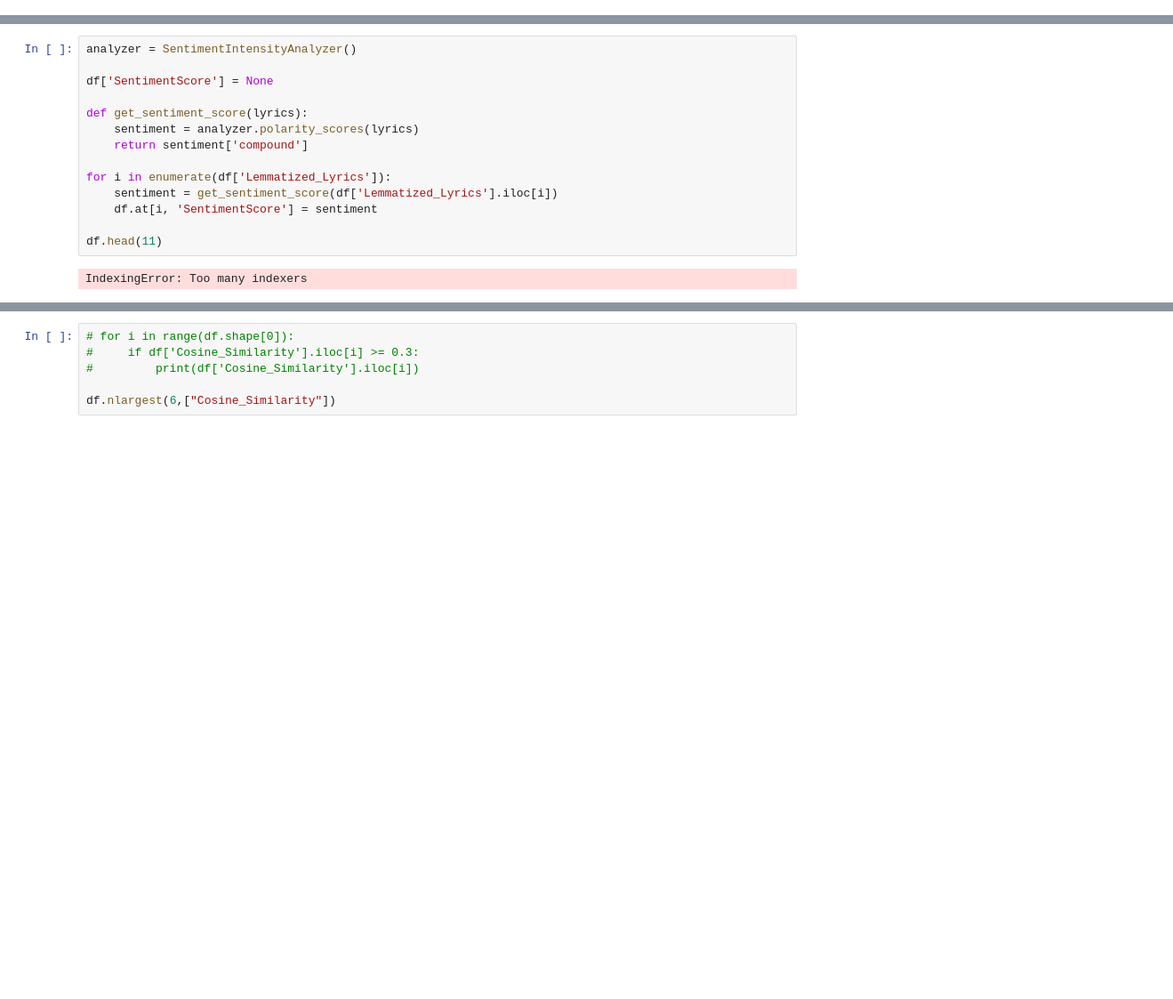
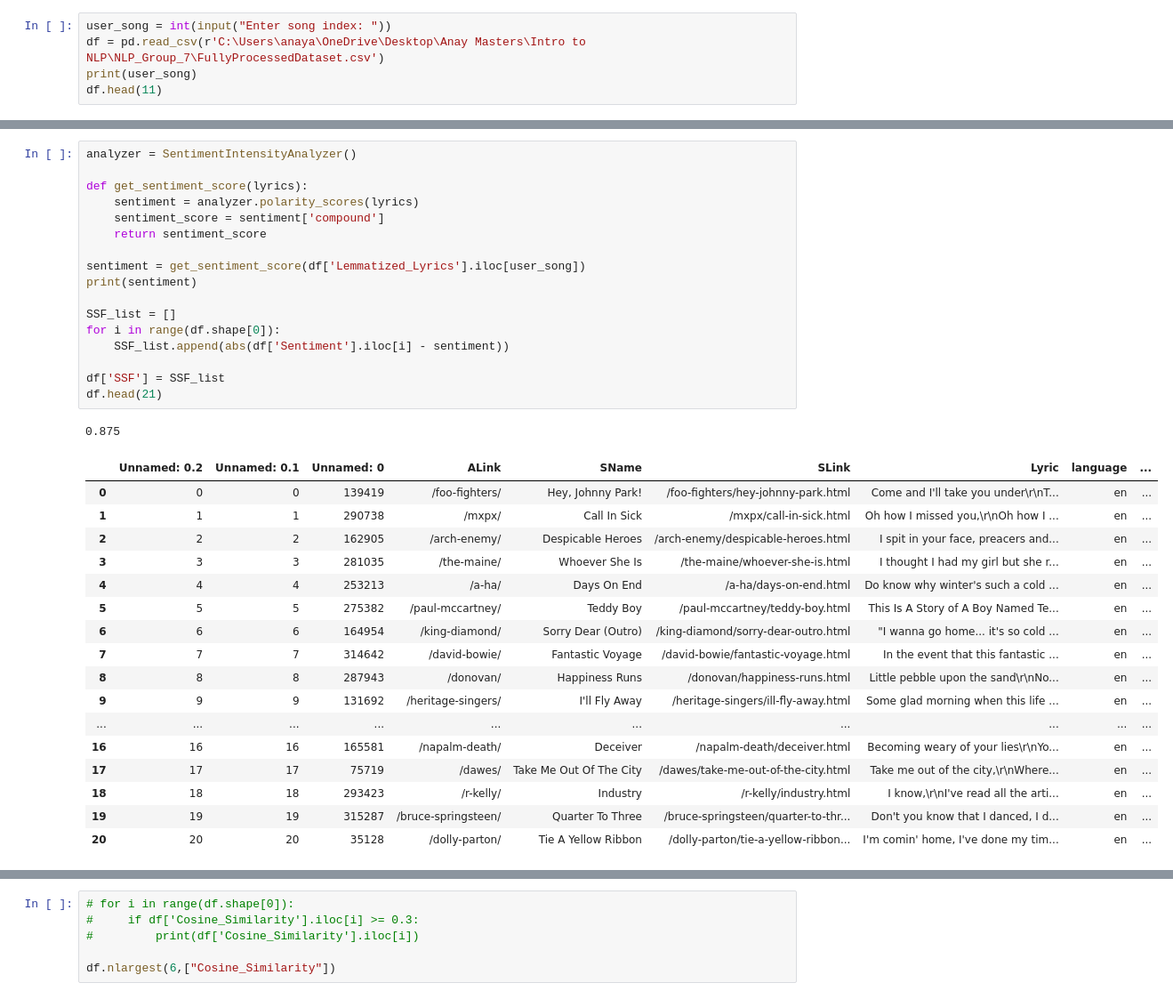
Before and after one commit to aagangal/NLP_Group_7, a Jupyter notebook: MeloMatch/MeloMatch.ipynb, the cells around one changed output, grey strips where cells are left out. Shown at 89% size. Saved outputs shown, nothing was run; the diff lists cells and outputs as text; blank space fills up the shorter version.

Commit message:
update Anay-Branch

```diff
--- a/MeloMatch/MeloMatch.ipynb
+++ b/MeloMatch/MeloMatch.ipynb
@@ -32,0 +20,5 @@ user_song = int(input("Enter song index: "))
+# %%
+user_song = int(input("Enter song index: "))
+df = pd.read_csv(r'C:\Users\anaya\OneDrive\Desktop\Anay Masters\Intro to NLP\NLP_Group_7\FullyProcessedDataset.csv')
+print(user_song)
+df.head(11)
@@ -33,16 +39,36 @@ user_song = int(input("Enter song index: "))
 # %%
 analyzer = SentimentIntensityAnalyzer()
 
-df['SentimentScore'] = None
-
 def get_sentiment_score(lyrics):
     sentiment = analyzer.polarity_scores(lyrics)
-    return sentiment['compound']
+    sentiment_score = sentiment['compound']
+    return sentiment_score
 
-for i in enumerate(df['Lemmatized_Lyrics']):
-    sentiment = get_sentiment_score(df['Lemmatized_Lyrics'].iloc[i])
-    df.at[i, 'SentimentScore'] = sentiment
+sentiment = get_sentiment_score(df['Lemmatized_Lyrics'].iloc[user_song])
+print(sentiment)
 
-df.head(11)
+SSF_list = []
+for i in range(df.shape[0]):
+    SSF_list.append(abs(df['Sentiment'].iloc[i] - sentiment))
+
+df['SSF'] = SSF_list
+df.head(21)
 # %% [output]
-IndexingError: Too many indexers
+0.875
+|  | Unnamed: 0.2 | Unnamed: 0.1 | Unnamed: 0 | ALink | SName | SLink | Lyric | language | ... |
+| 0 | 0 | 0 | 139419 | /foo-fighters/ | Hey, Johnny Park! | /foo-fighters/hey-johnny-park.html | Come and I'll take you under\r\nT... | en | ... |
+| 1 | 1 | 1 | 290738 | /mxpx/ | Call In Sick | /mxpx/call-in-sick.html | Oh how I missed you,\r\nOh how I ... | en | ... |
+| 2 | 2 | 2 | 162905 | /arch-enemy/ | Despicable Heroes | /arch-enemy/despicable-heroes.html | I spit in your face, preacers and... | en | ... |
+| 3 | 3 | 3 | 281035 | /the-maine/ | Whoever She Is | /the-maine/whoever-she-is.html | I thought I had my girl but she r... | en | ... |
+| 4 | 4 | 4 | 253213 | /a-ha/ | Days On End | /a-ha/days-on-end.html | Do know why winter's such a cold ... | en | ... |
+| 5 | 5 | 5 | 275382 | /paul-mccartney/ | Teddy Boy | /paul-mccartney/teddy-boy.html | This Is A Story of A Boy Named Te... | en | ... |
+| 6 | 6 | 6 | 164954 | /king-diamond/ | Sorry Dear (Outro) | /king-diamond/sorry-dear-outro.html | "I wanna go home... it's so cold ... | en | ... |
+| 7 | 7 | 7 | 314642 | /david-bowie/ | Fantastic Voyage | /david-bowie/fantastic-voyage.html | In the event that this fantastic ... | en | ... |
+| 8 | 8 | 8 | 287943 | /donovan/ | Happiness Runs | /donovan/happiness-runs.html | Little pebble upon the sand\r\nNo... | en | ... |
+| 9 | 9 | 9 | 131692 | /heritage-singers/ | I'll Fly Away | /heritage-singers/ill-fly-away.html | Some glad morning when this life ... | en | ... |
+| ... | ... | ... | ... | ... | ... | ... | ... | ... | ... |
+| 16 | 16 | 16 | 165581 | /napalm-death/ | Deceiver | /napalm-death/deceiver.html | Becoming weary of your lies\r\nYo... | en | ... |
+| 17 | 17 | 17 | 75719 | /dawes/ | Take Me Out Of The City | /dawes/take-me-out-of-the-city.html | Take me out of the city,\r\nWhere... | en | ... |
+| 18 | 18 | 18 | 293423 | /r-kelly/ | Industry | /r-kelly/industry.html | I know,\r\nI've read all the arti... | en | ... |
+| 19 | 19 | 19 | 315287 | /bruce-springsteen/ | Quarter To Three | /bruce-springsteen/quarter-to-thr... | Don't you know that I danced, I d... | en | ... |
+| 20 | 20 | 20 | 35128 | /dolly-parton/ | Tie A Yellow Ribbon | /dolly-parton/tie-a-yellow-ribbon... | I'm comin' home, I've done my tim... | en | ... |
```
Also changed, not shown: parts of 9 cells of this notebook, 1 other file.
